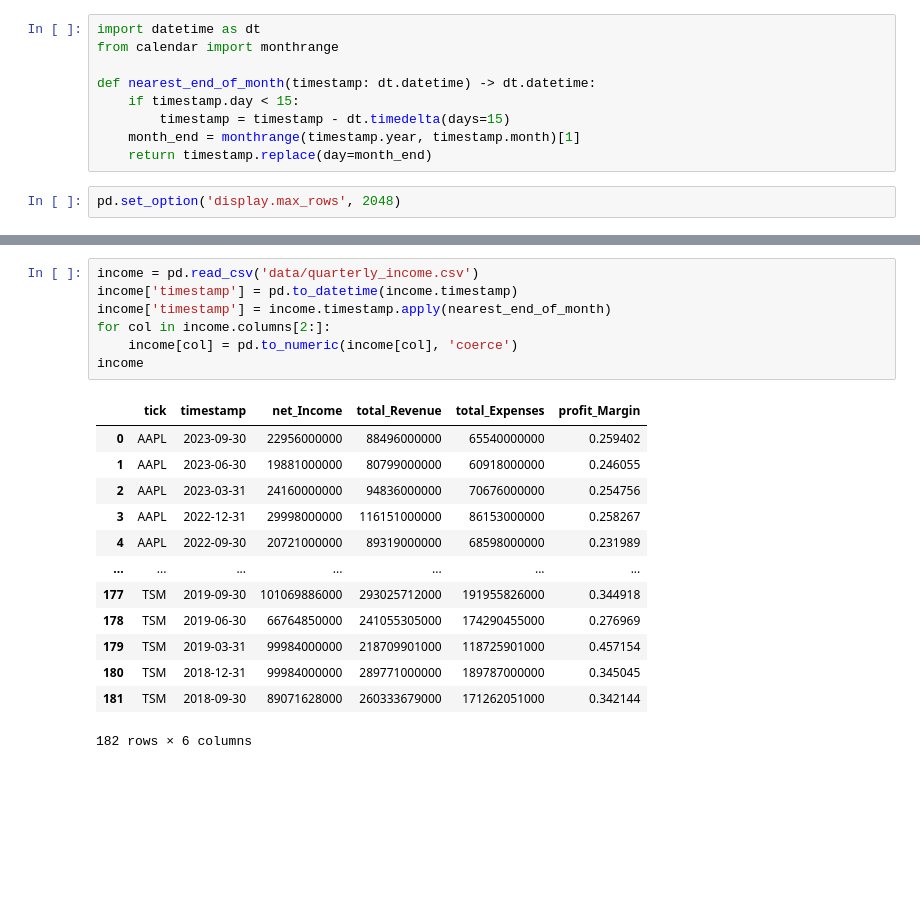
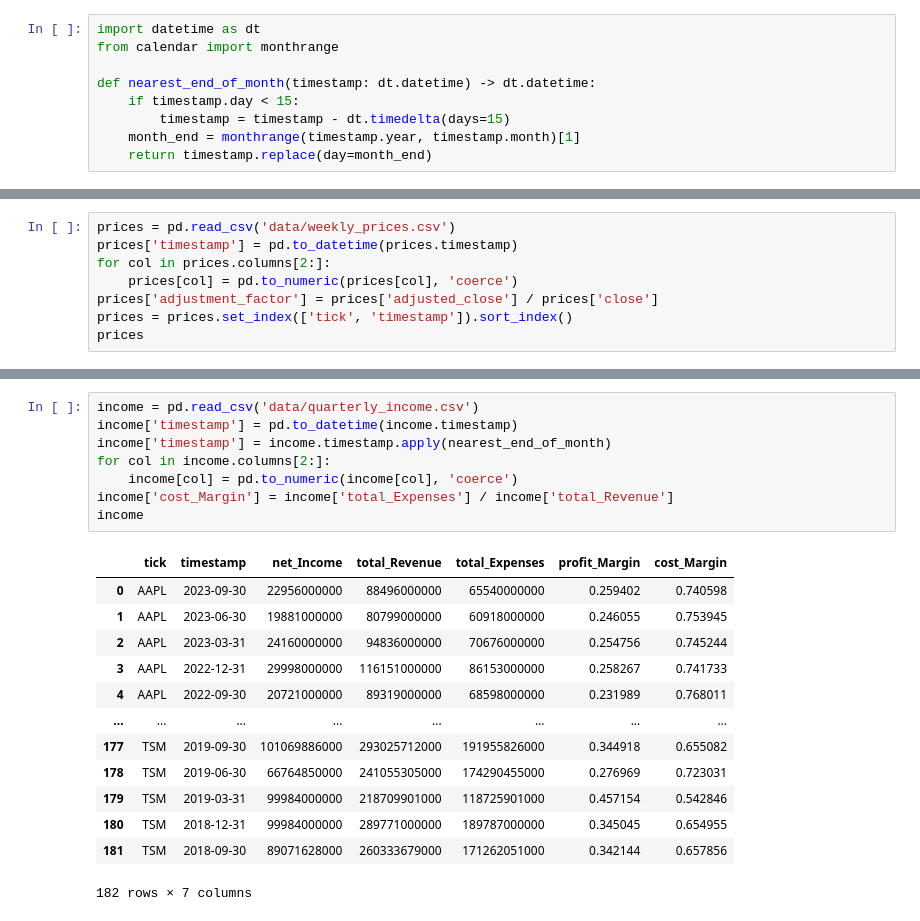
Before and after one commit to nerdmanPc/stock_market_analisys, a Jupyter notebook: exploration_3.ipynb, the cells around one changed output, grey strips where cells are left out. Drawn from its saved outputs; the diff is of its cells as text; blank space fills up the shorter version.

```diff
--- a/exploration_3.ipynb
+++ b/exploration_3.ipynb
@@ -13,5 +13,3 @@ def nearest_end_of_month(timestamp: dt.datetime) -> dt.datetime:
         timestamp = timestamp - dt.timedelta(days=15)
     month_end = monthrange(timestamp.year, timestamp.month)[1]
     return timestamp.replace(day=month_end)
-# %%
-pd.set_option('display.max_rows', 2048)
@@ -34,0 +16,8 @@ prices
+# %%
+prices = pd.read_csv('data/weekly_prices.csv')
+prices['timestamp'] = pd.to_datetime(prices.timestamp)
+for col in prices.columns[2:]:
+    prices[col] = pd.to_numeric(prices[col], 'coerce')
+prices['adjustment_factor'] = prices['adjusted_close'] / prices['close']
+prices = prices.set_index(['tick', 'timestamp']).sort_index()
+prices
@@ -58,24 +61,25 @@ memory usage: 45.6+ KB
 # %%
 income = pd.read_csv('data/quarterly_income.csv')
 income['timestamp'] = pd.to_datetime(income.timestamp)
 income['timestamp'] = income.timestamp.apply(nearest_end_of_month)
 for col in income.columns[2:]:
     income[col] = pd.to_numeric(income[col], 'coerce')
+income['cost_Margin'] = income['total_Expenses'] / income['total_Revenue']
 income
 # %% [output]
-|  | tick | timestamp | net_Income | total_Revenue | total_Expenses | profit_Margin |
-| 0 | AAPL | 2023-09-30 | 22956000000 | 88496000000 | 65540000000 | 0.259402 |
-| 1 | AAPL | 2023-06-30 | 19881000000 | 80799000000 | 60918000000 | 0.246055 |
-| 2 | AAPL | 2023-03-31 | 24160000000 | 94836000000 | 70676000000 | 0.254756 |
-| 3 | AAPL | 2022-12-31 | 29998000000 | 116151000000 | 86153000000 | 0.258267 |
-| 4 | AAPL | 2022-09-30 | 20721000000 | 89319000000 | 68598000000 | 0.231989 |
-| ... | ... | ... | ... | ... | ... | ... |
-| 177 | TSM | 2019-09-30 | 101069886000 | 293025712000 | 191955826000 | 0.344918 |
-| 178 | TSM | 2019-06-30 | 66764850000 | 241055305000 | 174290455000 | 0.276969 |
-| 179 | TSM | 2019-03-31 | 99984000000 | 218709901000 | 118725901000 | 0.457154 |
-| 180 | TSM | 2018-12-31 | 99984000000 | 289771000000 | 189787000000 | 0.345045 |
-| 181 | TSM | 2018-09-30 | 89071628000 | 260333679000 | 171262051000 | 0.342144 |
+|  | tick | timestamp | net_Income | total_Revenue | total_Expenses | profit_Margin | cost_Margin |
+| 0 | AAPL | 2023-09-30 | 22956000000 | 88496000000 | 65540000000 | 0.259402 | 0.740598 |
+| 1 | AAPL | 2023-06-30 | 19881000000 | 80799000000 | 60918000000 | 0.246055 | 0.753945 |
+| 2 | AAPL | 2023-03-31 | 24160000000 | 94836000000 | 70676000000 | 0.254756 | 0.745244 |
+| 3 | AAPL | 2022-12-31 | 29998000000 | 116151000000 | 86153000000 | 0.258267 | 0.741733 |
+| 4 | AAPL | 2022-09-30 | 20721000000 | 89319000000 | 68598000000 | 0.231989 | 0.768011 |
+| ... | ... | ... | ... | ... | ... | ... | ... |
+| 177 | TSM | 2019-09-30 | 101069886000 | 293025712000 | 191955826000 | 0.344918 | 0.655082 |
+| 178 | TSM | 2019-06-30 | 66764850000 | 241055305000 | 174290455000 | 0.276969 | 0.723031 |
+| 179 | TSM | 2019-03-31 | 99984000000 | 218709901000 | 118725901000 | 0.457154 | 0.542846 |
+| 180 | TSM | 2018-12-31 | 99984000000 | 289771000000 | 189787000000 | 0.345045 | 0.654955 |
+| 181 | TSM | 2018-09-30 | 89071628000 | 260333679000 | 171262051000 | 0.342144 | 0.657856 |
-182 rows × 6 columns
+182 rows × 7 columns
 # %%
 quarters = pd.merge(eps, income, 'right', on=['tick', 'timestamp']).set_index(['tick', 'timestamp'])
 quarters
```
Also changed, not shown: parts of 15 cells of this notebook.
